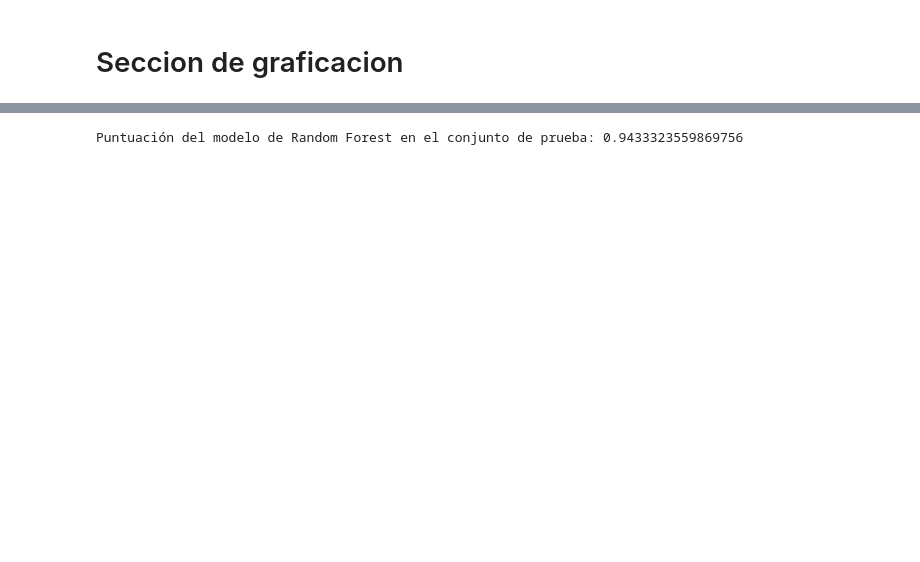
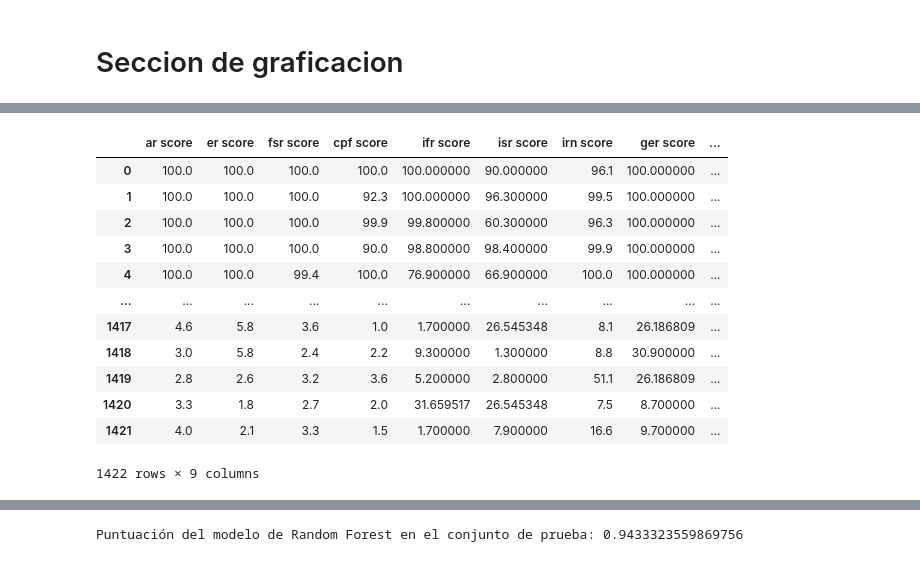
Before and after one commit to SekDak12/Proyecto-Ciencia, a Jupyter notebook: Proyecto.ipynb, the cells around one changed output, grey strips where cells are left out. Cells and saved outputs as stored; diff of their text form; code cells hidden in the pictures; blank space fills up the shorter version.

```diff
--- a/Proyecto.ipynb
+++ b/Proyecto.ipynb
@@ -257,0 +264,23 @@ sns.pairplot(dfclean, vars = ['ar score', 'er score','fsr score','cpf score','if
+# %%
+#dfclean2 = dfclean.drop("institution", axis=1)
+#dfclean2 = dfclean2.drop("Rank", axis=1)
+#dfclean2 = dfclean2.drop("location code", axis=1)
+#dfclean2 = dfclean2.drop("location", axis=1)
+#dfclean2 = dfclean2.drop("score scale", axis=1)
+
+dfclean2 = dfclean2.drop("score scaled", axis=1)
+dfclean2
+# %% [output]
+|  | ar score | er score | fsr score | cpf score | ifr score | isr score | irn score | ger score | ... |
+| 0 | 100.0 | 100.0 | 100.0 | 100.0 | 100.000000 | 90.000000 | 96.1 | 100.000000 | ... |
+| 1 | 100.0 | 100.0 | 100.0 | 92.3 | 100.000000 | 96.300000 | 99.5 | 100.000000 | ... |
+| 2 | 100.0 | 100.0 | 100.0 | 99.9 | 99.800000 | 60.300000 | 96.3 | 100.000000 | ... |
+| 3 | 100.0 | 100.0 | 100.0 | 90.0 | 98.800000 | 98.400000 | 99.9 | 100.000000 | ... |
+| 4 | 100.0 | 100.0 | 99.4 | 100.0 | 76.900000 | 66.900000 | 100.0 | 100.000000 | ... |
+| ... | ... | ... | ... | ... | ... | ... | ... | ... | ... |
+| 1417 | 4.6 | 5.8 | 3.6 | 1.0 | 1.700000 | 26.545348 | 8.1 | 26.186809 | ... |
+| 1418 | 3.0 | 5.8 | 2.4 | 2.2 | 9.300000 | 1.300000 | 8.8 | 30.900000 | ... |
+| 1419 | 2.8 | 2.6 | 3.2 | 3.6 | 5.200000 | 2.800000 | 51.1 | 26.186809 | ... |
+| 1420 | 3.3 | 1.8 | 2.7 | 2.0 | 31.659517 | 26.545348 | 7.5 | 8.700000 | ... |
+| 1421 | 4.0 | 2.1 | 3.3 | 1.5 | 1.700000 | 7.900000 | 16.6 | 9.700000 | ... |
+1422 rows × 9 columns
```
Also changed, not shown: parts of 20 cells of this notebook.
